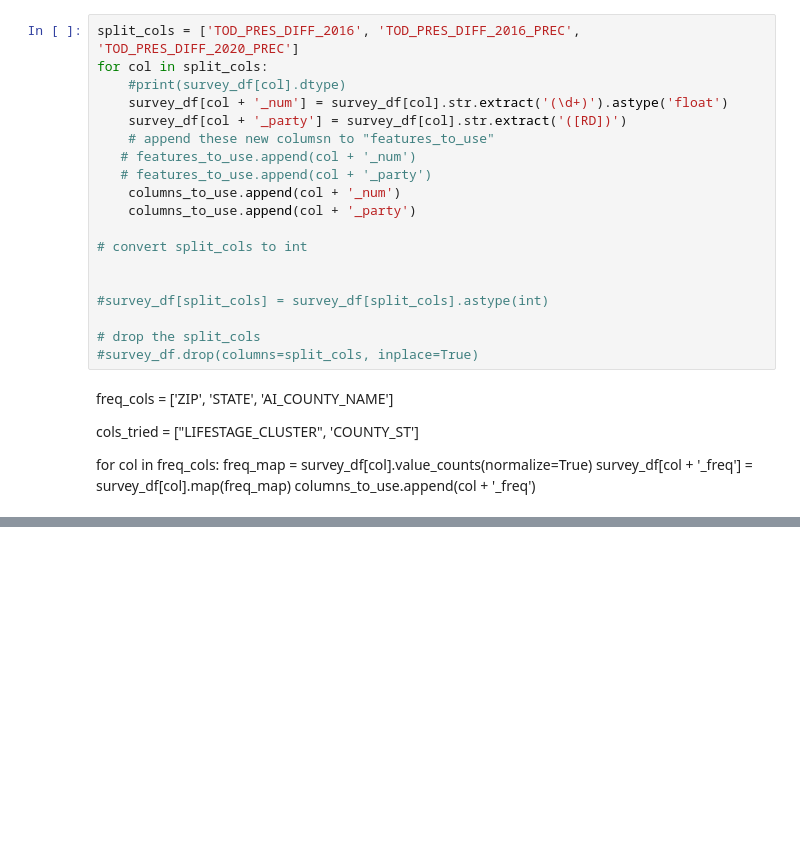
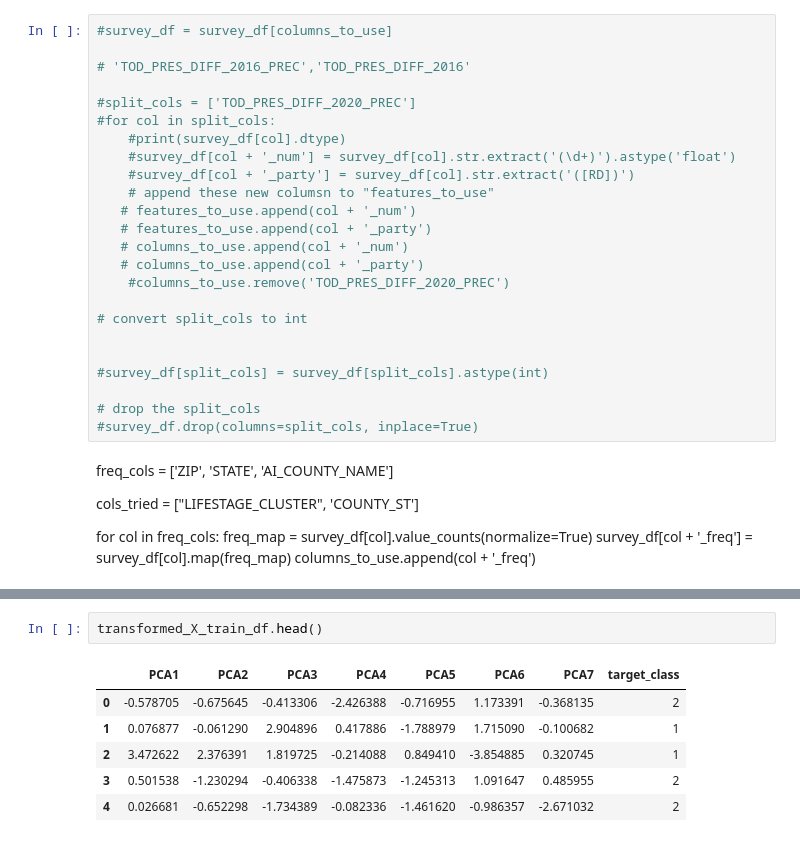
Before and after one commit to parkermoe/milestone2_MADS, a Jupyter notebook: survey_baseline_pm.ipynb, the cells around one changed output, grey strips where cells are left out. Cells and saved outputs as stored; diff of their text form; blank space fills up the shorter version.

```diff
--- a/survey_baseline_pm.ipynb
+++ b/survey_baseline_pm.ipynb
@@ -229,14 +526,19 @@ survey_df = survey_df[columns_to_use]
 # %%
-split_cols = ['TOD_PRES_DIFF_2016', 'TOD_PRES_DIFF_2016_PREC', 'TOD_PRES_DIFF_2020_PREC']
-for col in split_cols:
+#survey_df = survey_df[columns_to_use]
+
+# 'TOD_PRES_DIFF_2016_PREC','TOD_PRES_DIFF_2016'
+
+#split_cols = ['TOD_PRES_DIFF_2020_PREC']
+#for col in split_cols:
     #print(survey_df[col].dtype)
-    survey_df[col + '_num'] = survey_df[col].str.extract('(\d+)').astype('float')
-    survey_df[col + '_party'] = survey_df[col].str.extract('([RD])')
+    #survey_df[col + '_num'] = survey_df[col].str.extract('(\d+)').astype('float')
+    #survey_df[col + '_party'] = survey_df[col].str.extract('([RD])')
     # append these new columsn to "features_to_use"
    # features_to_use.append(col + '_num')
    # features_to_use.append(col + '_party')
-    columns_to_use.append(col + '_num')
-    columns_to_use.append(col + '_party')
+   # columns_to_use.append(col + '_num')
+   # columns_to_use.append(col + '_party')
+    #columns_to_use.remove('TOD_PRES_DIFF_2020_PREC')
 
 # convert split_cols to int
 
@@ -967,0 +1161,9 @@ NameError: name 'df_survey_processed' is not defined
+# %%
+transformed_X_train_df.head()
+# %% [output]
+|  | PCA1 | PCA2 | PCA3 | PCA4 | PCA5 | PCA6 | PCA7 | target_class |
+| 0 | -0.578705 | -0.675645 | -0.413306 | -2.426388 | -0.716955 | 1.173391 | -0.368135 | 2 |
+| 1 | 0.076877 | -0.061290 | 2.904896 | 0.417886 | -1.788979 | 1.715090 | -0.100682 | 1 |
+| 2 | 3.472622 | 2.376391 | 1.819725 | -0.214088 | 0.849410 | -3.854885 | 0.320745 | 1 |
+| 3 | 0.501538 | -1.230294 | -0.406338 | -1.475873 | -1.245313 | 1.091647 | 0.485955 | 2 |
+| 4 | 0.026681 | -0.652298 | -1.734389 | -0.082336 | -1.461620 | -0.986357 | -2.671032 | 2 |
```
Also changed, not shown: parts of 30 cells of this notebook.
